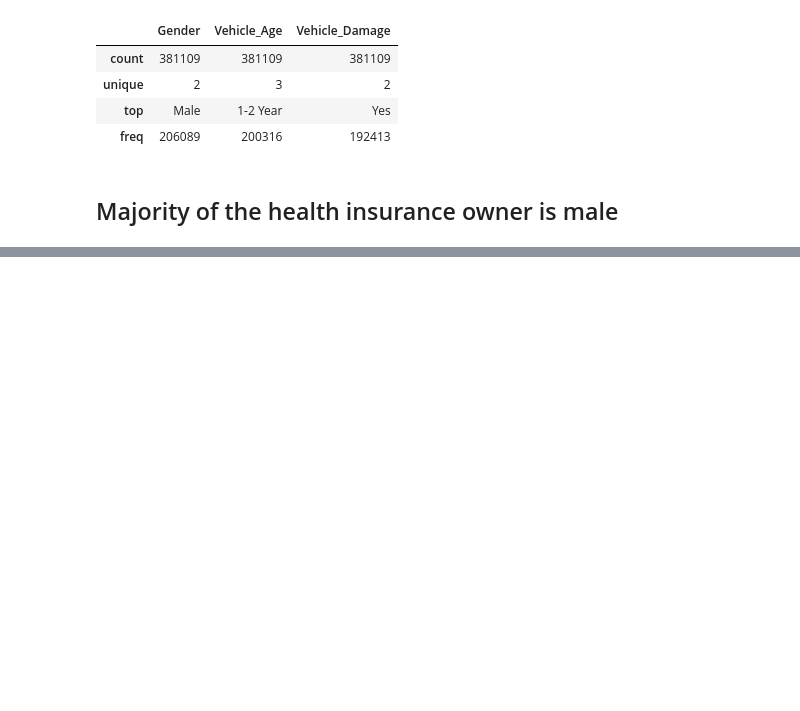
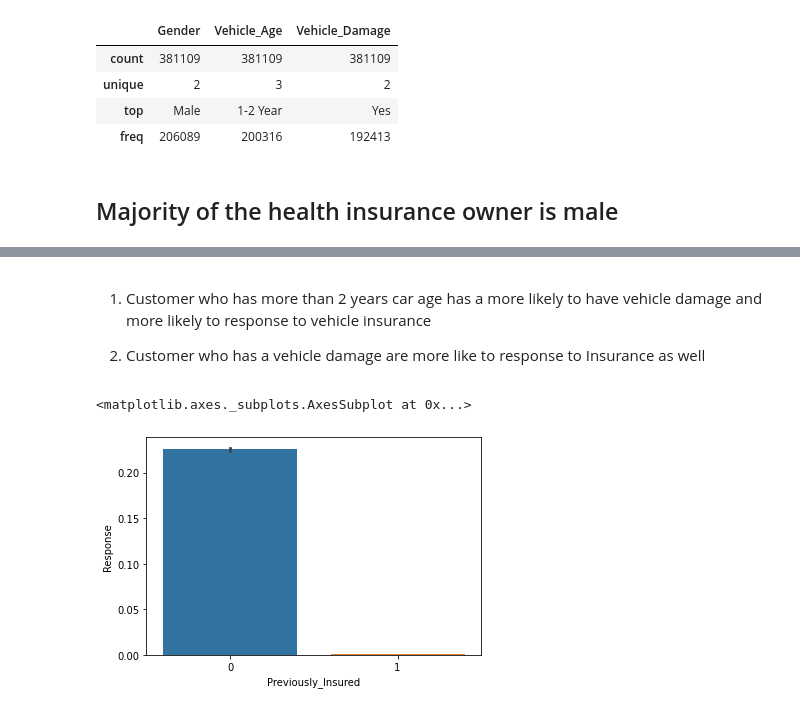
Before and after one commit to tnatani/Health-Insurance-Cross-Sell-Prediction, a Jupyter notebook: Copy_of_HEALTH_INSURANCE_CROSS_SELL_PREDICTION.ipynb, the cells around one changed output, grey strips where cells are left out. Drawn from its saved outputs; the diff is of its cells as text; code cells hidden in the pictures; blank space fills up the shorter version.

```diff
--- a/Copy_of_HEALTH_INSURANCE_CROSS_SELL_PREDICTION.ipynb
+++ b/Copy_of_HEALTH_INSURANCE_CROSS_SELL_PREDICTION.ipynb
@@ -164,0 +418,9 @@ df.describe(include = 'O')
+# %% [markdown]
+1. Customer who has more than 2 years car age has a more likely to have vehicle damage and more likely to response to vehicle insurance
+
+2. Customer who has a vehicle damage are more like to response to Insurance as well
+# %%
+sns.barplot(x = df['Previously_Insured'], y = df['Response'])
+# %% [output]
+<matplotlib.axes._subplots.AxesSubplot at 0x...>
+[figure, added]
```
Also changed, not shown: parts of 42 cells of this notebook.
